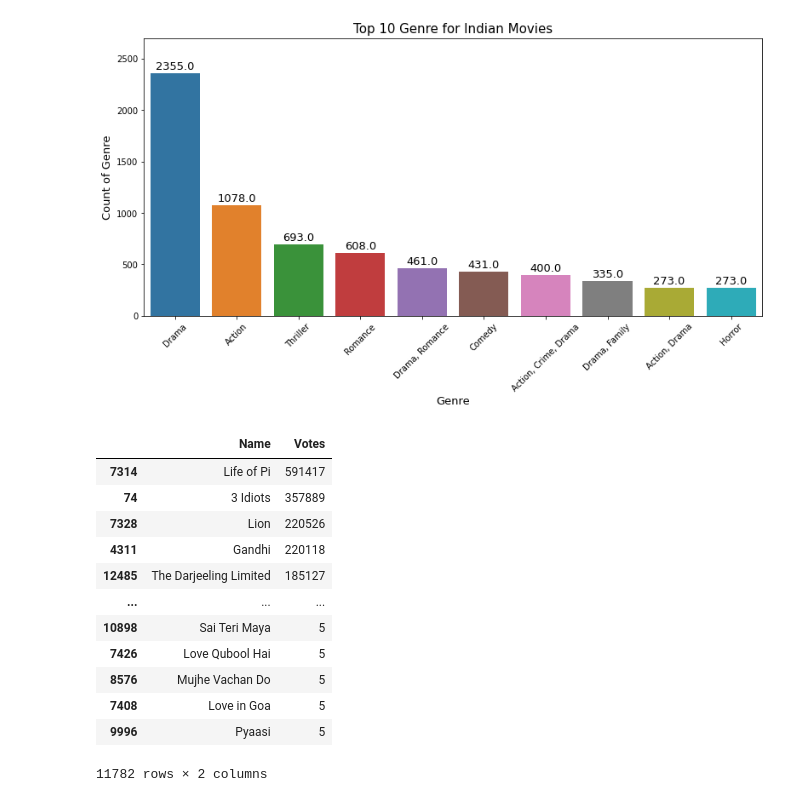
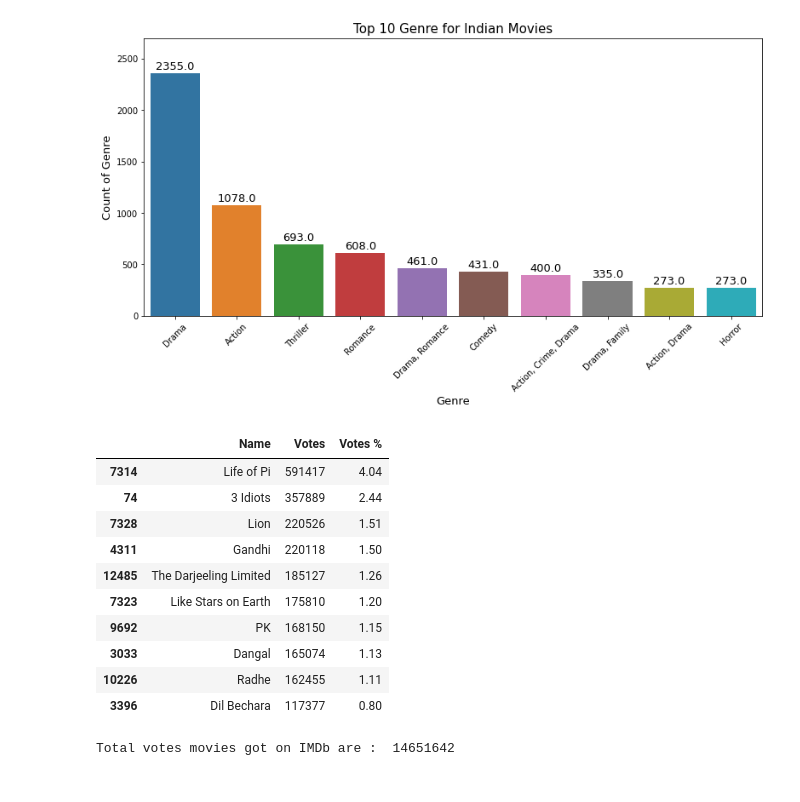
Before and after one commit to praffs18/Covid-19-Dashboard, a Jupyter notebook: EDA_on_All_Indian_movies_IMDb_data.ipynb, the cells around one changed output. Saved outputs shown, nothing was run; the diff lists cells and outputs as text; code cells hidden in the pictures.

Commit message:
Data Analysis - 2

```diff
--- a/EDA_on_All_Indian_movies_IMDb_data.ipynb
+++ b/EDA_on_All_Indian_movies_IMDb_data.ipynb
@@ -414,19 +414,22 @@ plt.show()
 [figure]
 # %%
 # Top 10 movies by Votes
-top_votes = data_2[['Name','Votes']].sort_values(by = 'Votes', ascending = False)
+top_votes = data_2[['Name','Votes']].sort_values(by = 'Votes', ascending = False).head(10)
+top_votes['Votes %'] = round(top_votes['Votes']*100/data_2['Votes'].sum(),2)
 top_votes
 # %% [output]
-|  | Name | Votes |
-| 7314 | Life of Pi | 591417 |
-| 74 | 3 Idiots | 357889 |
-| 7328 | Lion | 220526 |
-| 4311 | Gandhi | 220118 |
-| 12485 | The Darjeeling Limited | 185127 |
-| ... | ... | ... |
-| 10898 | Sai Teri Maya | 5 |
-| 7426 | Love Qubool Hai | 5 |
-| 8576 | Mujhe Vachan Do | 5 |
-| 7408 | Love in Goa | 5 |
-| 9996 | Pyaasi | 5 |
+|  | Name | Votes | Votes % |
+| 7314 | Life of Pi | 591417 | 4.04 |
+| 74 | 3 Idiots | 357889 | 2.44 |
+| 7328 | Lion | 220526 | 1.51 |
+| 4311 | Gandhi | 220118 | 1.50 |
+| 12485 | The Darjeeling Limited | 185127 | 1.26 |
+| 7323 | Like Stars on Earth | 175810 | 1.20 |
+| 9692 | PK | 168150 | 1.15 |
+| 3033 | Dangal | 165074 | 1.13 |
+| 10226 | Radhe | 162455 | 1.11 |
+| 3396 | Dil Bechara | 117377 | 0.80 |
-11782 rows × 2 columns
+# %%
+print("Total votes movies got on IMDb are : ",data_2.Votes.sum())
+# %% [output]
+Total votes movies got on IMDb are :  14651642
```
Also changed, not shown: parts of 3 cells of this notebook.
